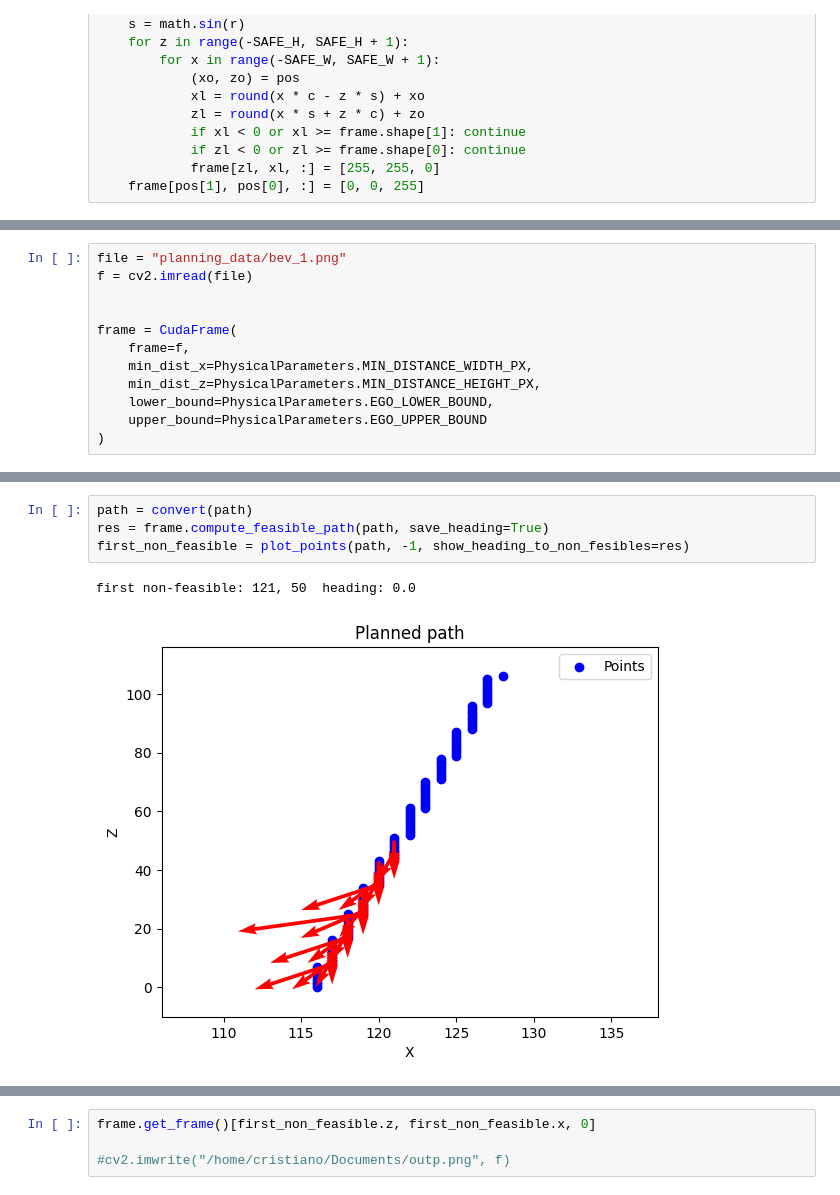
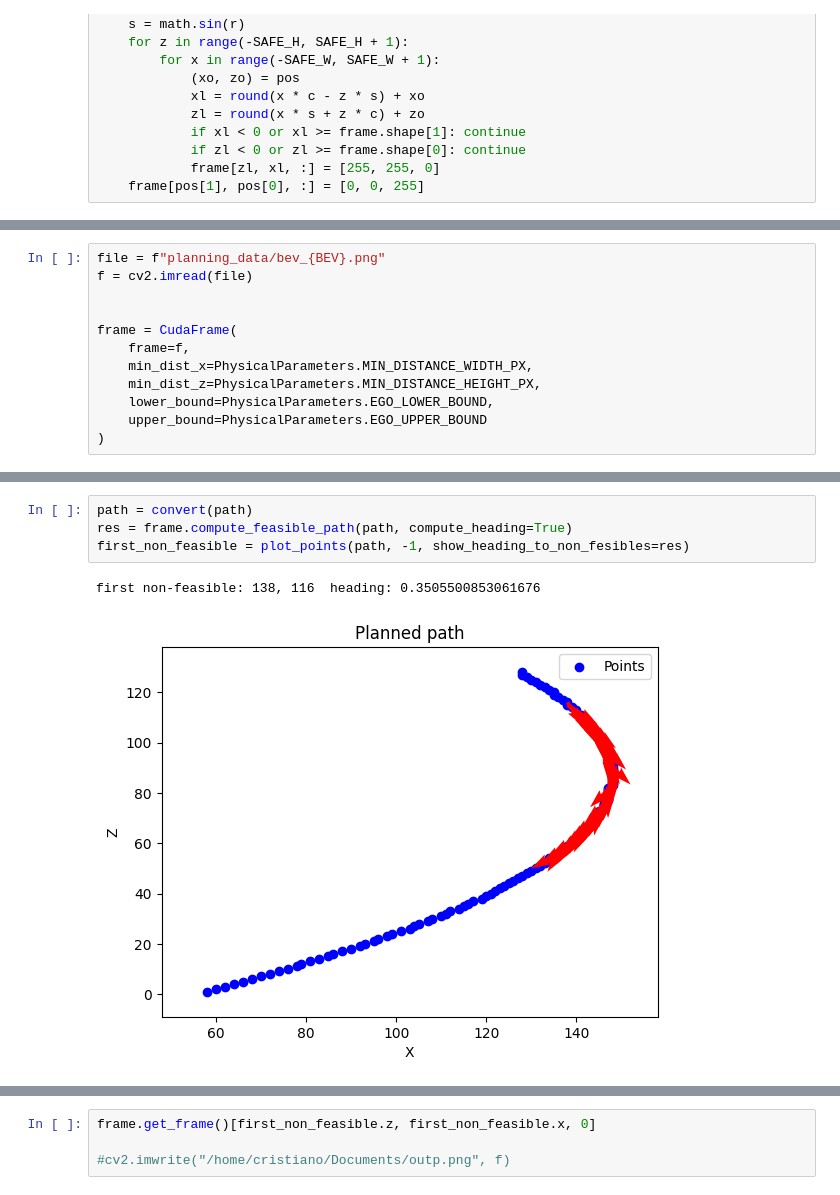
Before and after one commit to out0/selfdrive, a Jupyter notebook: testing/carla/test_steps/test_feasibility.ipynb, the cells around one changed output, grey strips where cells are left out. Cells and saved outputs as stored; diff of their text form.

```diff
--- a/testing/carla/test_steps/test_feasibility.ipynb
+++ b/testing/carla/test_steps/test_feasibility.ipynb
@@ -118,5 +250,5 @@ def draw_safe_square(frame: np.ndarray, pos: tuple[int, int], angle: float):
 # %%
-file = "planning_data/bev_1.png"
+file = f"planning_data/bev_{BEV}.png"
 f = cv2.imread(file)
 
 
@@ -241,10 +262,10 @@ path = """(128, 106, 0)
 # %%
 path = convert(path)
-res = frame.compute_feasible_path(path, save_heading=True)
+res = frame.compute_feasible_path(path, compute_heading=True)
 first_non_feasible = plot_points(path, -1, show_heading_to_non_fesibles=res)
 # %% [output]
-first non-feasible: 121, 50  heading: 0.0
+first non-feasible: 138, 116  heading: 0.3505500853061676
-[figure, old version]
+[figure, new version]
 # %%
 print(res)
 # %% [output]
```
Also changed, not shown: parts of 5 cells of this notebook, 9 other files.
